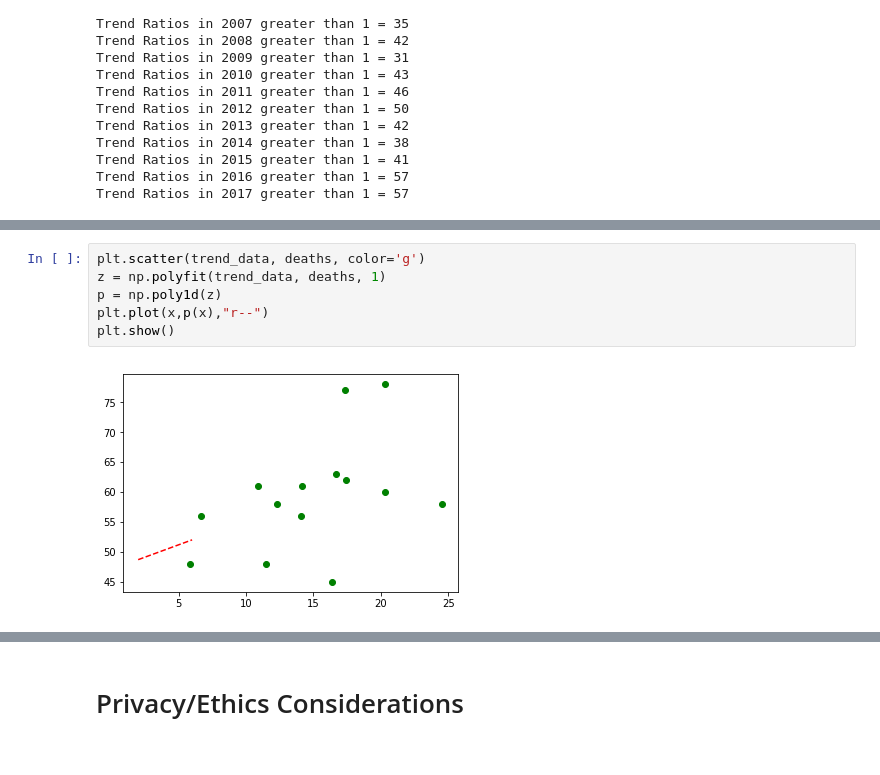
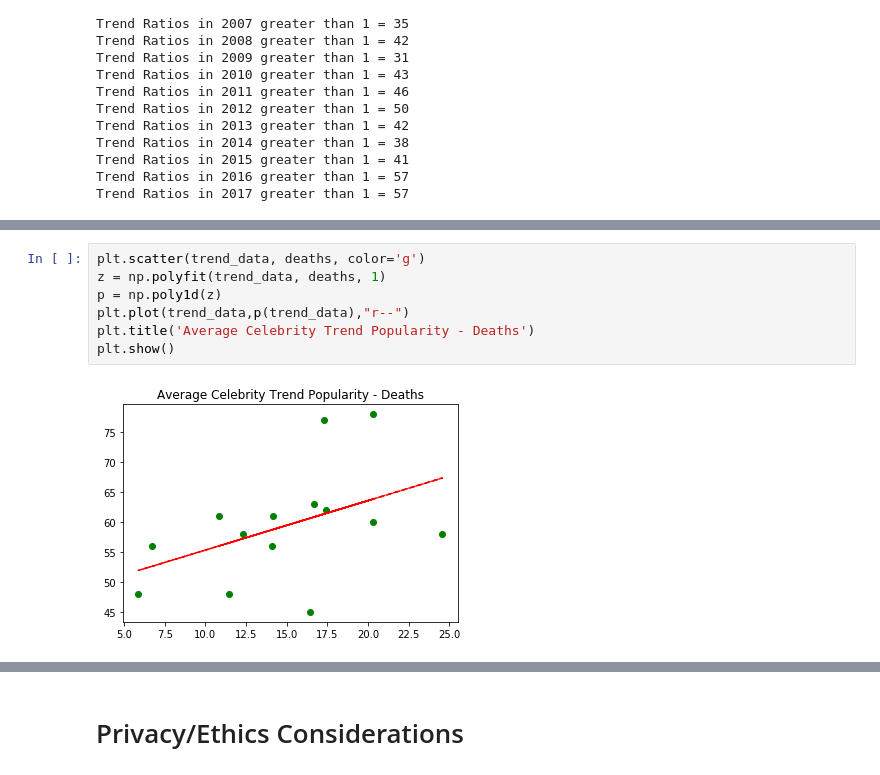
Before and after one commit to KennyWibowo/CelebrityDeathDataScience, a Jupyter notebook: FinalProject.ipynb, the cells around one changed output, grey strips where cells are left out. Drawn from its saved outputs; the diff is of its cells as text.

```diff
--- a/FinalProject.ipynb
+++ b/FinalProject.ipynb
@@ -404,8 +421,9 @@ plt.show()
 # %%
 plt.scatter(trend_data, deaths, color='g')
 z = np.polyfit(trend_data, deaths, 1)
 p = np.poly1d(z)
-plt.plot(x,p(x),"r--")
+plt.plot(trend_data,p(trend_data),"r--")
+plt.title('Average Celebrity Trend Popularity - Deaths')
 plt.show()
 # %% [output]
-[figure, old version]
+[figure, new version]
```
Also changed, not shown: parts of 9 cells of this notebook.
